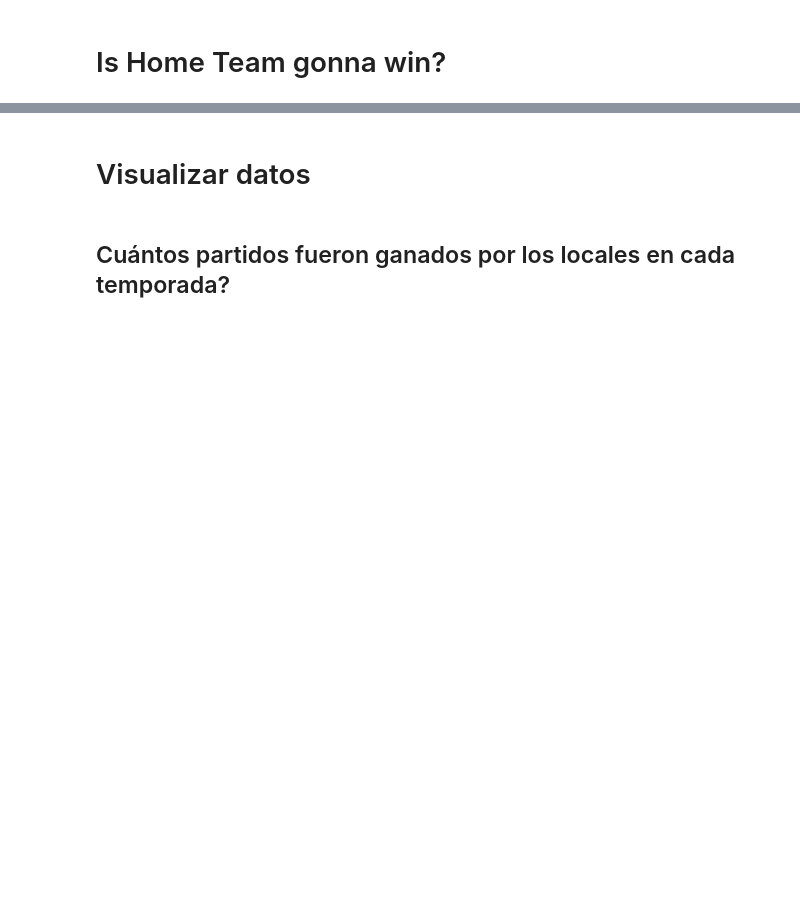
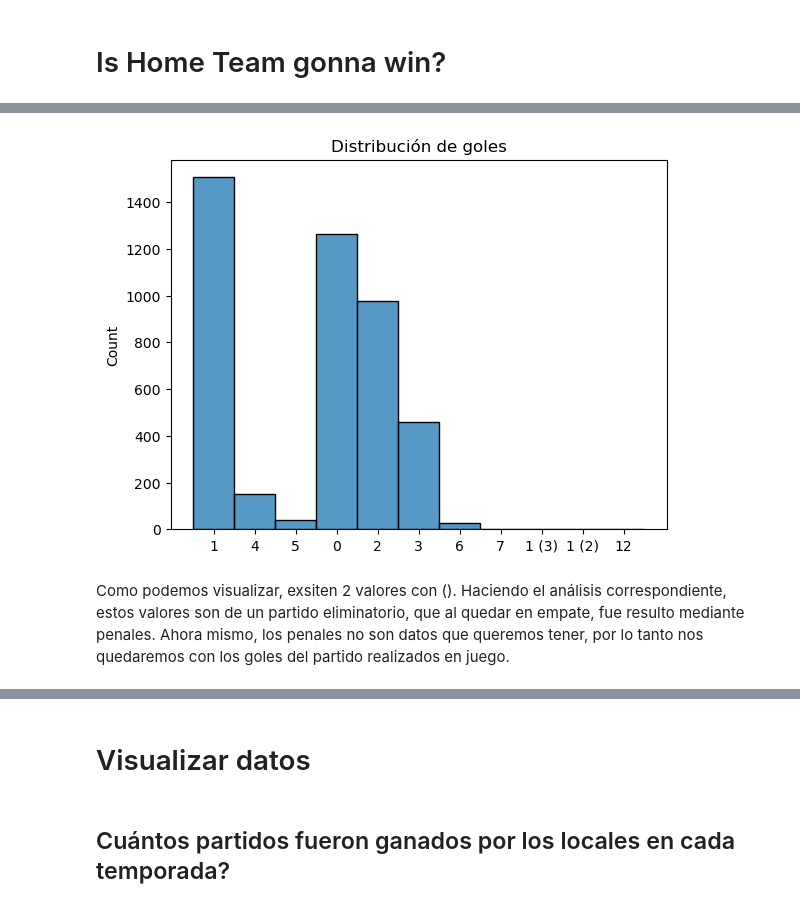
Before and after one commit to raulc03/match-prediction, a Jupyter notebook: Predict_match_winner.ipynb, the cells around one changed output, grey strips where cells are left out. Cells and saved outputs as stored; diff of their text form; code cells hidden in the pictures; blank space fills up the shorter version.

```diff
--- a/Predict_match_winner.ipynb
+++ b/Predict_match_winner.ipynb
@@ -70,16 +62,0 @@ array(['4-2-3-1', '4-3-3', '4-4-2', '4-1-4-1', '3-5-2', '3-4-3',
-# %%
-# Por cada temporada de cada equipo, se le imputará la formación más frecuente
-teams = df['Team'].unique()
-for team in teams:
-    years = df[df['Team'] == team]['DateTime'].dt.year.unique()
-    for year in years:
-        conditions = (df['DateTime'].dt.year == year) & (df['Team'] == team)
-        # Si existe NaN de un equipo en un año
-        # reemplazarlo por el valor que más se repite
-        if df[conditions]['Formation'].isnull().any():
-            mode = df[conditions]['Formation'].mode()
-            df.loc[conditions, 'Formation'] = df[conditions]['Formation'].fillna(value=mode[0])
-        # Hacer lo mismo con la formación del equipor rival
-        if df[conditions]['Opp Formation'].isnull().any():
-            mode = df[conditions]['Opp Formation'].mode()
-            df.loc[conditions, 'Opp Formation'] = df[conditions]['Opp Formation'].fillna(value=mode[0])
@@ -125,2 +62,0 @@ array(['2', '0', '1', '4', '3', '5', '6'], dtype=object)
-# %%
-df = df.astype({'GF': 'int16', 'GA': 'int16'})
@@ -152,0 +73,3 @@ df.head()
+# %%
+df['Round'] = df['Round'].replace({'Finals': 'Final'})
+df['Round'].unique()
@@ -152,0 +113,4 @@ df.head()
+# %%
+replace = {'Alianza Univ': 'Alianza Universidad', 'Universidad Técnica de Cajamarca': 'UTC'}
+df['Team'] = df['Team'].replace(replace)
+df['Opponent'] = df['Opponent'].replace(replace)
@@ -152,0 +129,10 @@ df.head()
+# %%
+df_gf_ga = pd.concat([df['GF'], df['GA']])
+plt.title('Distribución de goles')
+sns.histplot(df_gf_ga);
+# %% [output]
+[figure, added]
+# %% [markdown]
+Como podemos visualizar, exsiten 2 valores con ().
+Haciendo el análisis correspondiente, estos valores son de un partido eliminatorio, que al quedar en empate, fue resulto mediante penales.
+Ahora mismo, los penales no son datos que queremos tener, por lo tanto nos quedaremos con los goles del partido realizados en juego.
```
Also changed, not shown: parts of 177 cells of this notebook, 2 other files.
